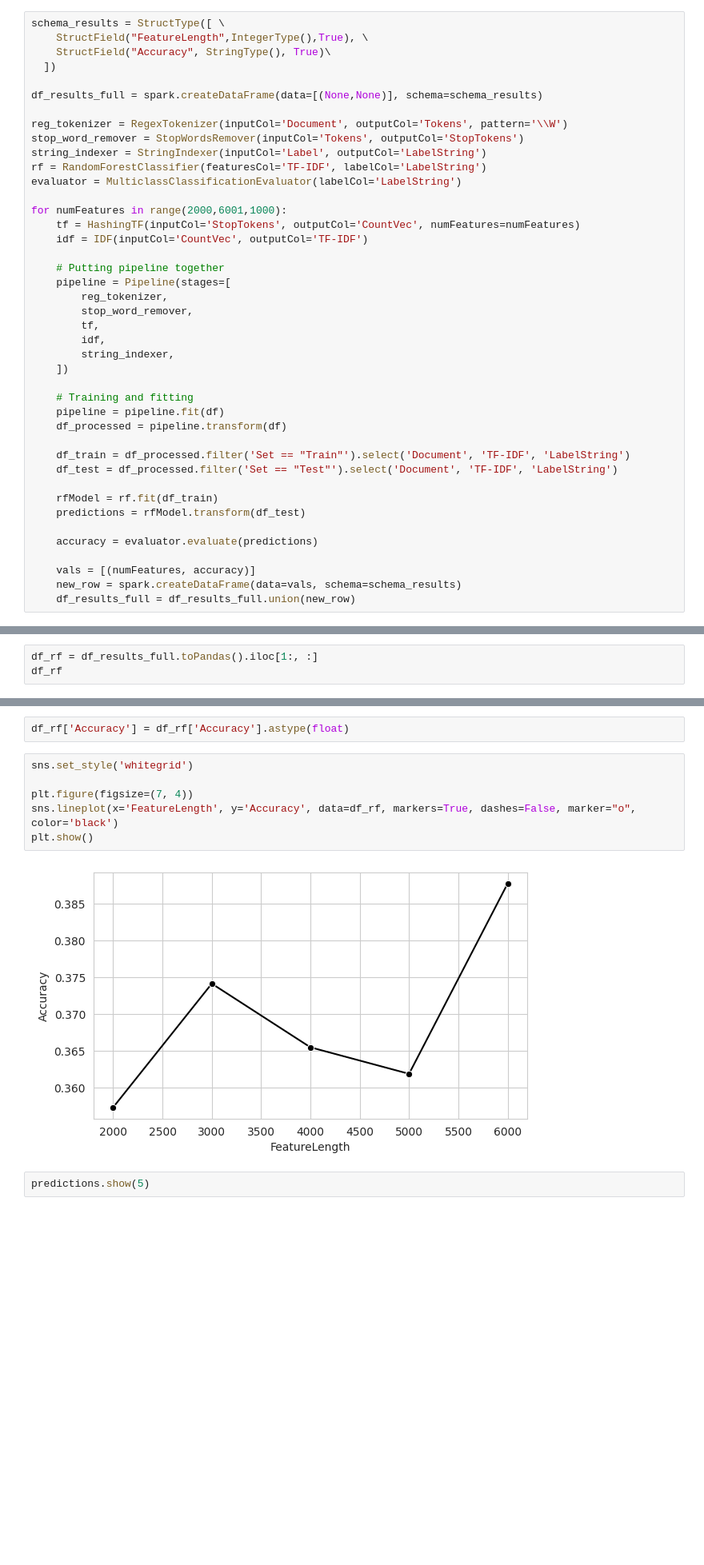
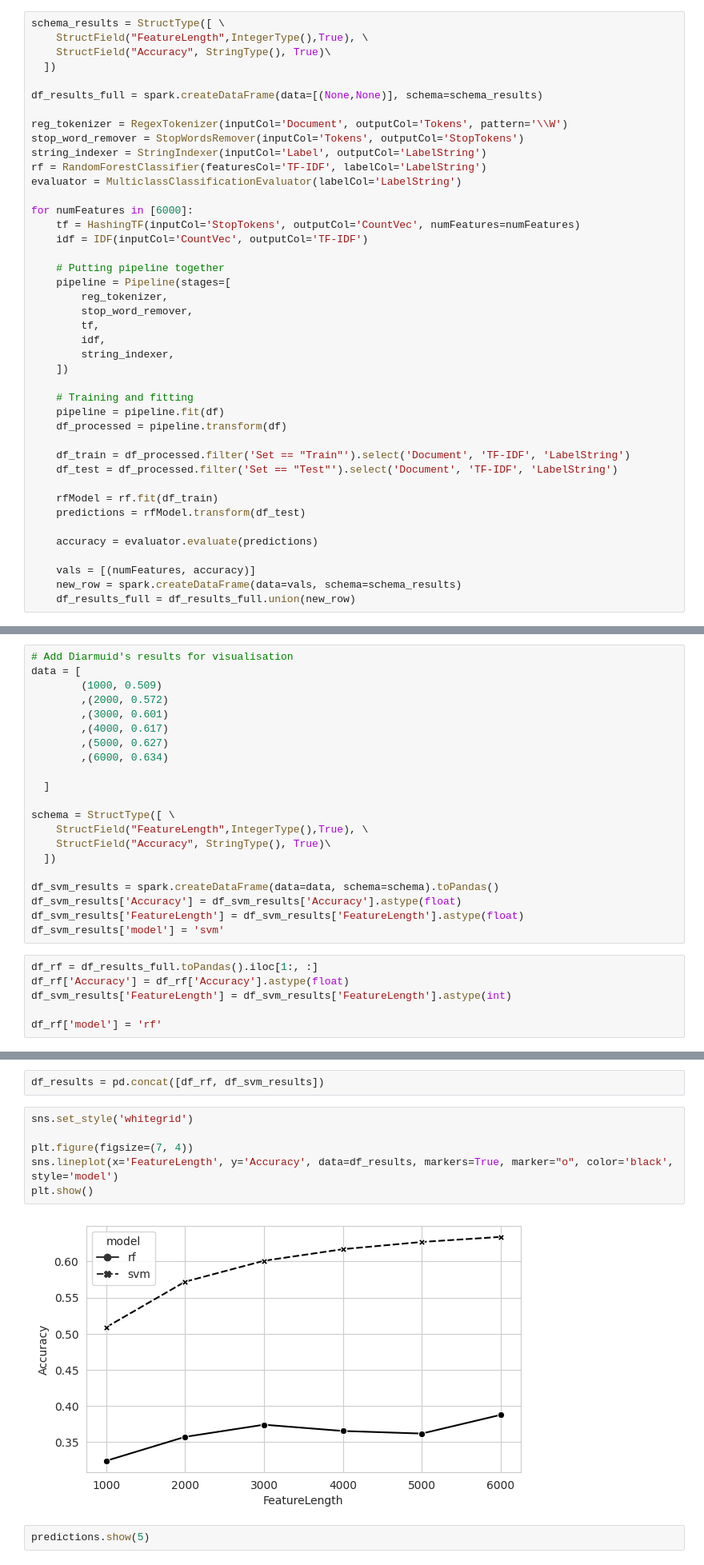
Before and after one commit to diarmuidbrady/yahoo_topic_classification, a Jupyter notebook: notebooks/03_TF_IDF_joseph.ipynb, the cells around one changed output, grey strips where cells are left out. Shown: that part at 80% size. Cells and saved outputs as stored; diff of their text form; blank space fills up the shorter version.

Commit message:
final tweaks for the writup. Added result images

```diff
--- a/notebooks/03_TF_IDF_joseph.ipynb
+++ b/notebooks/03_TF_IDF_joseph.ipynb
@@ -133,7 +161,7 @@ string_indexer = StringIndexer(inputCol='Label', outputCol='LabelString')
 rf = RandomForestClassifier(featuresCol='TF-IDF', labelCol='LabelString')
 evaluator = MulticlassClassificationEvaluator(labelCol='LabelString')
 
-for numFeatures in range(2000,6001,1000):
+for numFeatures in [6000]:
     tf = HashingTF(inputCol='StopTokens', outputCol='CountVec', numFeatures=numFeatures)
     idf = IDF(inputCol='CountVec', outputCol='TF-IDF')
 
@@ -205,6 +229,30 @@ We saw that increasing the size of tf-idf vector continues to increase the accur
 import pandas as pd
 import matplotlib.pyplot as plt
 import seaborn as sns
+# %%
+# Add Diarmuid's results for visualisation
+data = [
+        (1000, 0.509)
+        ,(2000, 0.572)
+        ,(3000, 0.601)
+        ,(4000, 0.617)
+        ,(5000, 0.627)
+        ,(6000, 0.634)
+
+  ]
+
+schema = StructType([ \
+    StructField("FeatureLength",IntegerType(),True), \
+    StructField("Accuracy", StringType(), True)\
+  ])
+
+df_svm_results = spark.createDataFrame(data=data, schema=schema).toPandas()
+df_svm_results['Accuracy'] = df_svm_results['Accuracy'].astype(float)
+df_svm_results['FeatureLength'] = df_svm_results['FeatureLength'].astype(float)
+df_svm_results['model'] = 'svm'
 # %%
 df_rf = df_results_full.toPandas().iloc[1:, :]
-df_rf
+df_rf['Accuracy'] = df_rf['Accuracy'].astype(float)
+df_svm_results['FeatureLength'] = df_svm_results['FeatureLength'].astype(int)
+
+df_rf['model'] = 'rf'
@@ -218,13 +259,13 @@ df_rf
 # %%
-df_rf['Accuracy'] = df_rf['Accuracy'].astype(float)
+df_results = pd.concat([df_rf, df_svm_results])
 # %%
 sns.set_style('whitegrid')
 
 plt.figure(figsize=(7, 4))
-sns.lineplot(x='FeatureLength', y='Accuracy', data=df_rf, markers=True, dashes=False, marker="o", color='black')
+sns.lineplot(x='FeatureLength', y='Accuracy', data=df_results, markers=True, marker="o", color='black', style='model')
 plt.show()
 # %% [output]
-[figure, old version]
+[figure, new version]
 # %%
 predictions.show(5)
 # %% [output]
```
Also changed, not shown: parts of 10 cells of this notebook, 6 other files.
